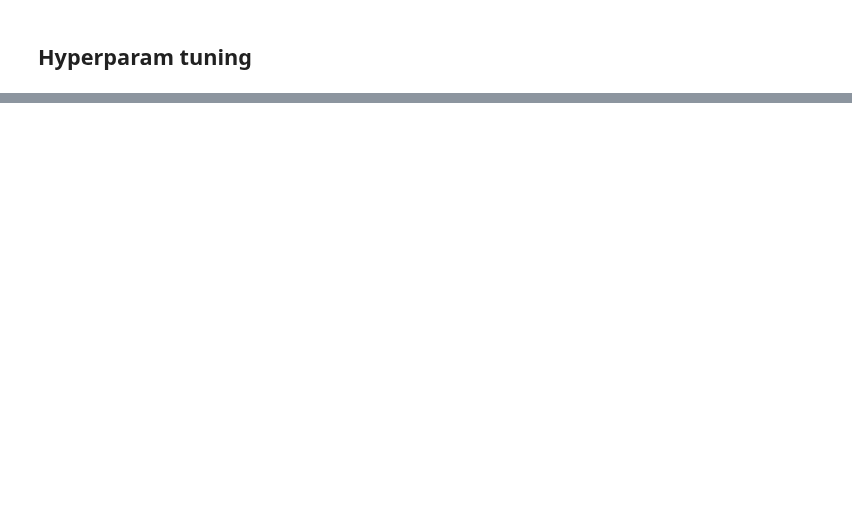
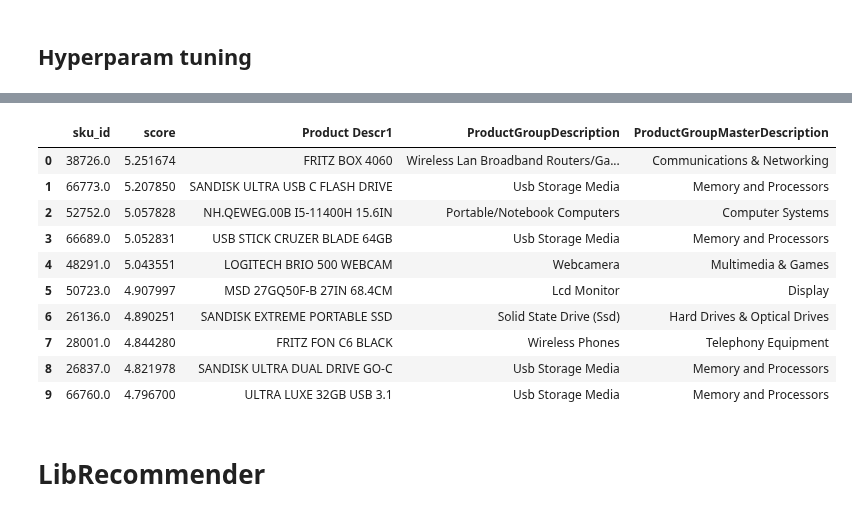
Before and after one commit to vincm1/RecSys_Implicit, a Jupyter notebook: Bayesian_Personalized_Ranking_(BPR).ipynb, the cells around one changed output, grey strips where cells are left out. Drawn from its saved outputs; the diff is of its cells as text; code cells hidden in the pictures; blank space fills up the shorter version.

```diff
--- a/Bayesian_Personalized_Ranking_(BPR).ipynb
+++ b/Bayesian_Personalized_Ranking_(BPR).ipynb
@@ -299,0 +331,14 @@ AUC@10: 0.532868628196506; PREC@10: 0.06586578293289147; NDCG@10: 0.040688550240
+# %%
+# Now you can call the recommend function
+userid = [user_id_2]
+ids, scores = model.recommend(userid, csr_bin_matrix[userid], N=10, filter_already_liked_items=True)
+ids, scores
+
+rec_tab = pd.DataFrame(data=[ids[0],scores[0]])
+rec_tab = rec_tab.T.rename(columns={0:"sku_id", 1:"score", 2:"sku_id", 3:"score"})
+rec_tab = rec_tab.merge(sku_list, on="sku_id", how="left")
+rec_tab.to_csv(f'{user_id_2}_BPR_BIN_REC.csv')
+files.download(f'{user_id_2}_BPR_BIN_REC.csv')
+rec_tab
+# rec_tab.sort_values(by="conf", ascending=False)
+# %% [output]
@@ -299,0 +347,13 @@ AUC@10: 0.532868628196506; PREC@10: 0.06586578293289147; NDCG@10: 0.040688550240
+|  | sku_id | score | Product Descr1 | ProductGroupDescription | ProductGroupMasterDescription |
+| 0 | 38726.0 | 5.251674 | FRITZ BOX 4060 | Wireless Lan Broadband Routers/Ga... | Communications & Networking |
+| 1 | 66773.0 | 5.207850 | SANDISK ULTRA USB C FLASH DRIVE | Usb Storage Media | Memory and Processors |
+| 2 | 52752.0 | 5.057828 | NH.QEWEG.00B I5-11400H 15.6IN | Portable/Notebook Computers | Computer Systems |
+| 3 | 66689.0 | 5.052831 | USB STICK CRUZER BLADE 64GB | Usb Storage Media | Memory and Processors |
+| 4 | 48291.0 | 5.043551 | LOGITECH BRIO 500 WEBCAM | Webcamera | Multimedia & Games |
+| 5 | 50723.0 | 4.907997 | MSD 27GQ50F-B 27IN 68.4CM | Lcd Monitor | Display |
+| 6 | 26136.0 | 4.890251 | SANDISK EXTREME PORTABLE SSD | Solid State Drive (Ssd) | Hard Drives & Optical Drives |
+| 7 | 28001.0 | 4.844280 | FRITZ FON C6 BLACK | Wireless Phones | Telephony Equipment |
+| 8 | 26837.0 | 4.821978 | SANDISK ULTRA DUAL DRIVE GO-C | Usb Storage Media | Memory and Processors |
+| 9 | 66760.0 | 4.796700 | ULTRA LUXE 32GB USB 3.1 | Usb Storage Media | Memory and Processors |
+# %% [markdown]
+# LibRecommender
```
Also changed, not shown: parts of 41 cells of this notebook.
